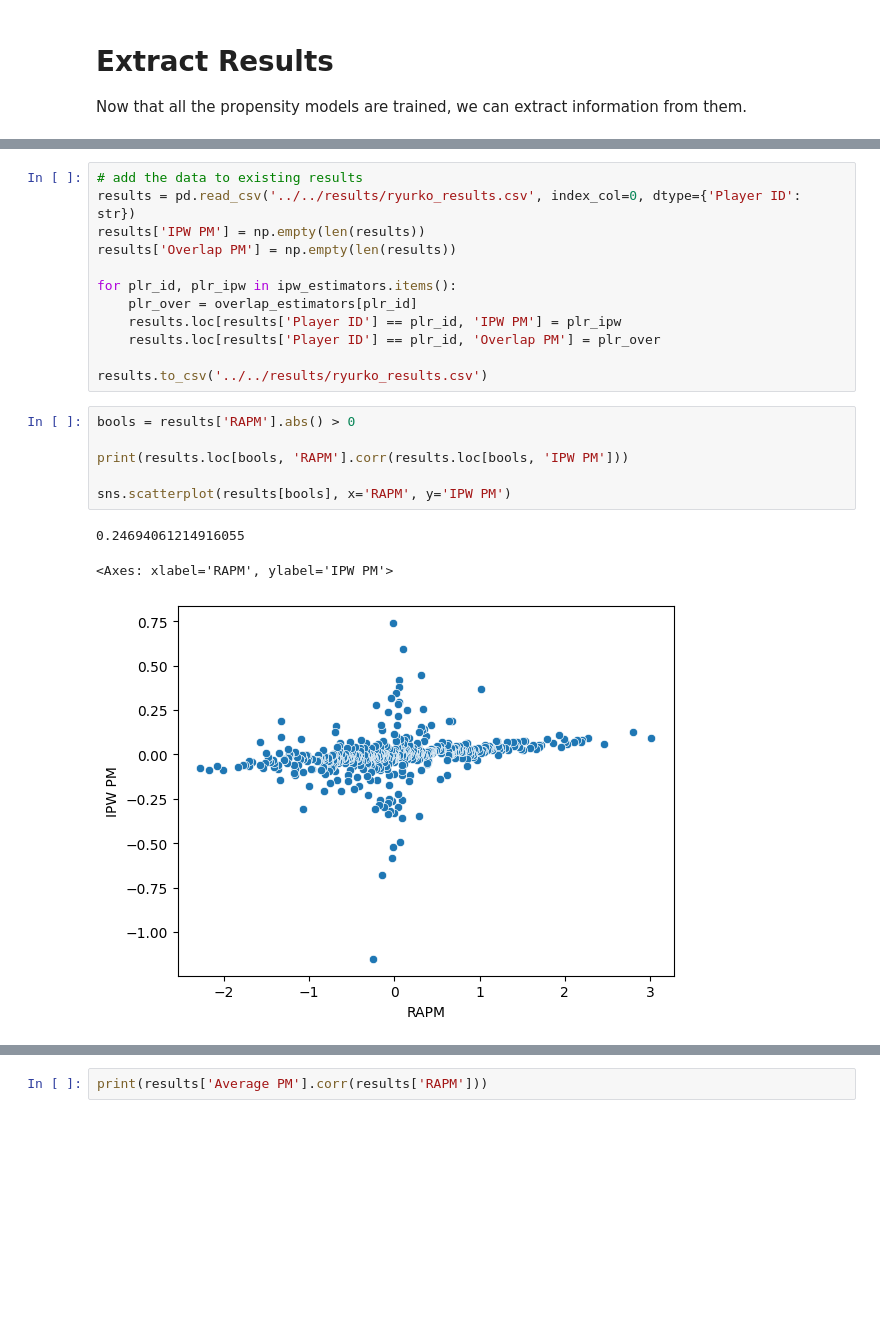
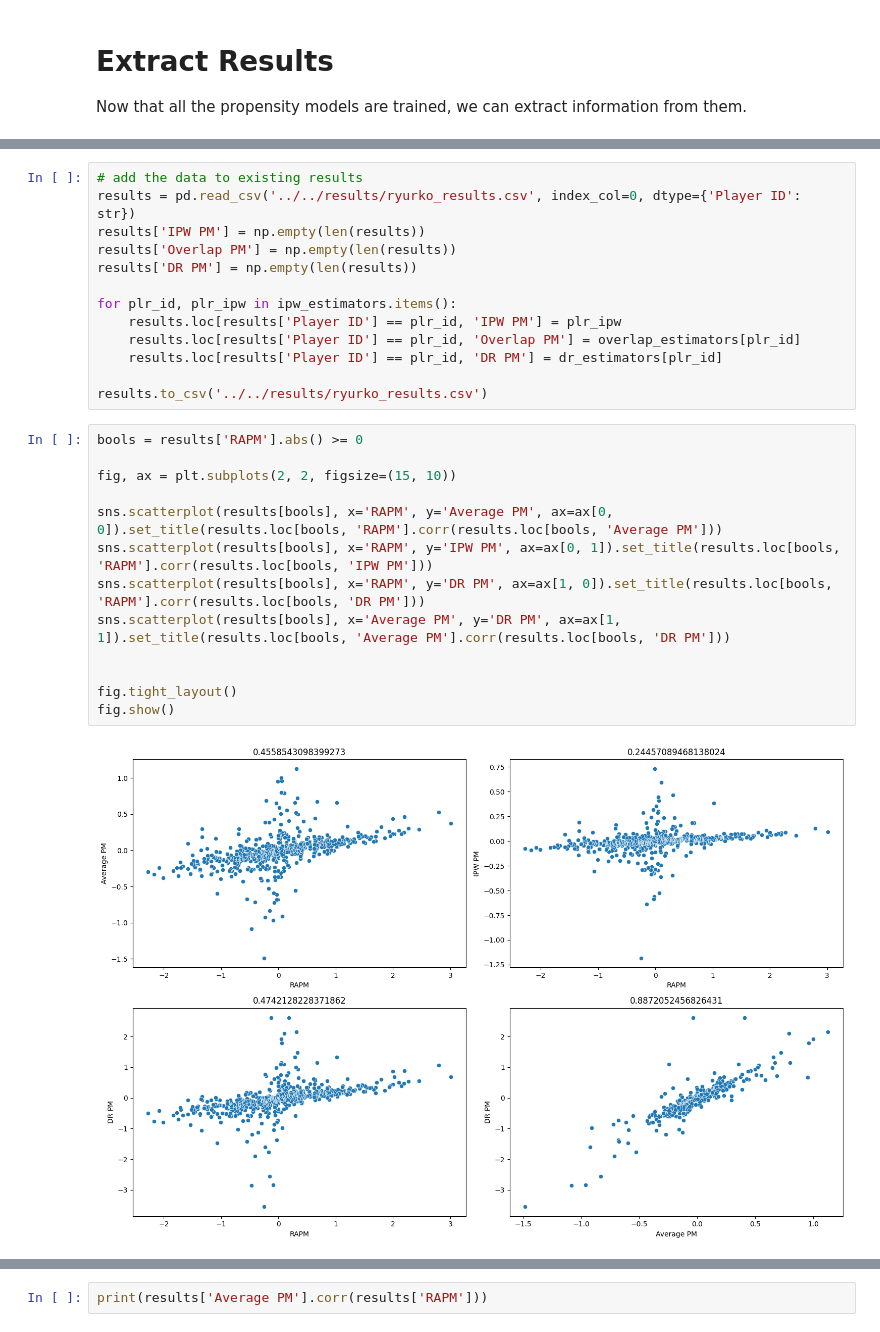
Before and after one commit to DanLeEpicMan/RAPM, a Jupyter notebook: code/analyze/propensity_scores.ipynb, the cells around one changed output, grey strips where cells are left out. Saved outputs shown, nothing was run; the diff lists cells and outputs as text; blank space fills up the shorter version.

```diff
--- a/code/analyze/propensity_scores.ipynb
+++ b/code/analyze/propensity_scores.ipynb
@@ -384,23 +549,29 @@ for plr_id, model_stuff in prob_models.items():
 results = pd.read_csv('../../results/ryurko_results.csv', index_col=0, dtype={'Player ID': str})
 results['IPW PM'] = np.empty(len(results))
 results['Overlap PM'] = np.empty(len(results))
+results['DR PM'] = np.empty(len(results))
 
 for plr_id, plr_ipw in ipw_estimators.items():
-    plr_over = overlap_estimators[plr_id]
     results.loc[results['Player ID'] == plr_id, 'IPW PM'] = plr_ipw
-    results.loc[results['Player ID'] == plr_id, 'Overlap PM'] = plr_over
+    results.loc[results['Player ID'] == plr_id, 'Overlap PM'] = overlap_estimators[plr_id]
+    results.loc[results['Player ID'] == plr_id, 'DR PM'] = dr_estimators[plr_id]
 
 results.to_csv('../../results/ryurko_results.csv')
-# %%
-bools = results['RAPM'].abs() > 0
-
-print(results.loc[bools, 'RAPM'].corr(results.loc[bools, 'IPW PM']))
-
-sns.scatterplot(results[bools], x='RAPM', y='IPW PM')
-# %% [output]
-0.24694061214916055
-<Axes: xlabel='RAPM', ylabel='IPW PM'>
-[figure, removed]
+# %%
+bools = results['RAPM'].abs() >= 0
+
+fig, ax = plt.subplots(2, 2, figsize=(15, 10))
+
+sns.scatterplot(results[bools], x='RAPM', y='Average PM', ax=ax[0, 0]).set_title(results.loc[bools, 'RAPM'].corr(results.loc[bools, 'Average PM']))
+sns.scatterplot(results[bools], x='RAPM', y='IPW PM', ax=ax[0, 1]).set_title(results.loc[bools, 'RAPM'].corr(results.loc[bools, 'IPW PM']))
+sns.scatterplot(results[bools], x='RAPM', y='DR PM', ax=ax[1, 0]).set_title(results.loc[bools, 'RAPM'].corr(results.loc[bools, 'DR PM']))
+sns.scatterplot(results[bools], x='Average PM', y='DR PM', ax=ax[1, 1]).set_title(results.loc[bools, 'Average PM'].corr(results.loc[bools, 'DR PM']))
+
+
+fig.tight_layout()
+fig.show()
+# %% [output]
+[figure, added]
 # %%
 print(results['Average PM'].corr(results['IPW PM']))
 
```
Also changed, not shown: parts of 17 cells of this notebook, 2 other files.
